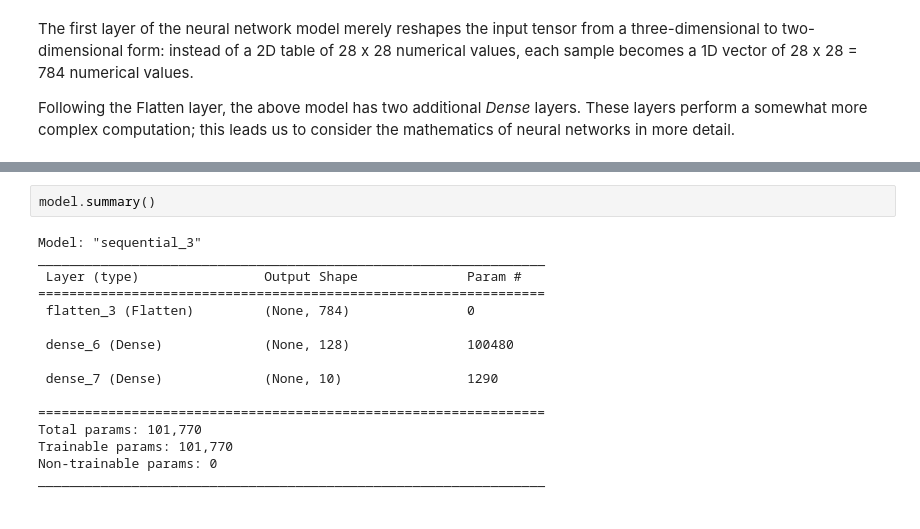
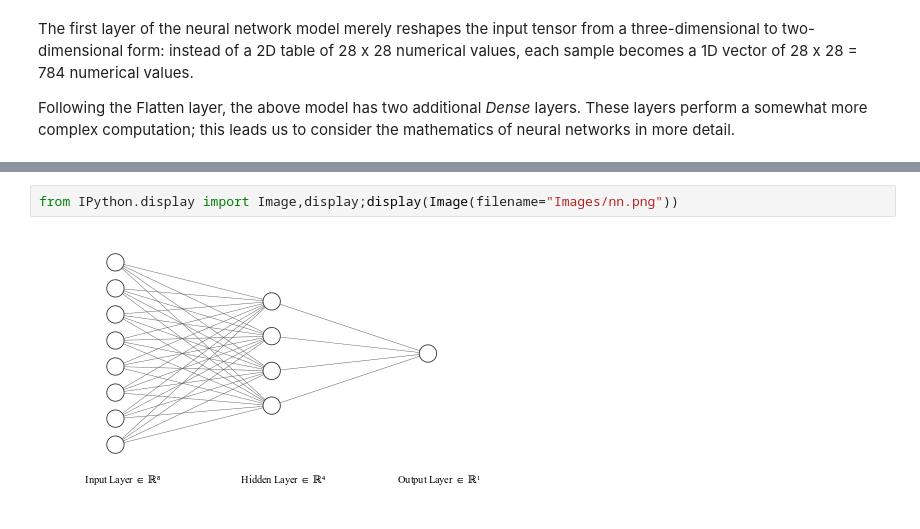
Before and after one commit to kopuj/neuralNetworks, a Jupyter notebook: Introduction.ipynb, the cells around one changed output, grey strips where cells are left out. Cells and saved outputs as stored; diff of their text form.

Commit message:
Unrendered image fixed.

```diff
--- a/Introduction.ipynb
+++ b/Introduction.ipynb
@@ -135,18 +133,4 @@ A **fully connected** layer (or *Dense* layers, as they are referred to in Keras
 # %%
-model.summary()
+from IPython.display import Image,display;display(Image(filename="Images/nn.png"))
 # %% [output]
-Model: "sequential_3"
-_________________________________________________________________
- Layer (type)                Output Shape              Param #
-=================================================================
- flatten_3 (Flatten)         (None, 784)               0
-
- dense_6 (Dense)             (None, 128)               100480
-
- dense_7 (Dense)             (None, 10)                1290
-
-=================================================================
-Total params: 101,770
-Trainable params: 101,770
-Non-trainable params: 0
-_________________________________________________________________
+[figure, added]
```
Also changed, not shown: parts of 1 cell of this notebook.
